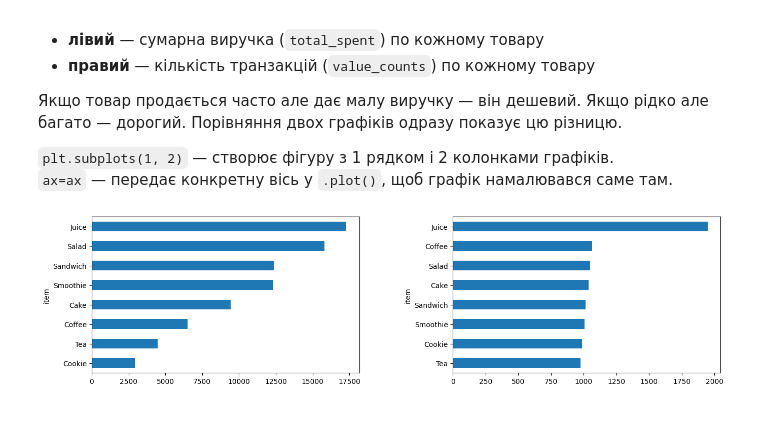
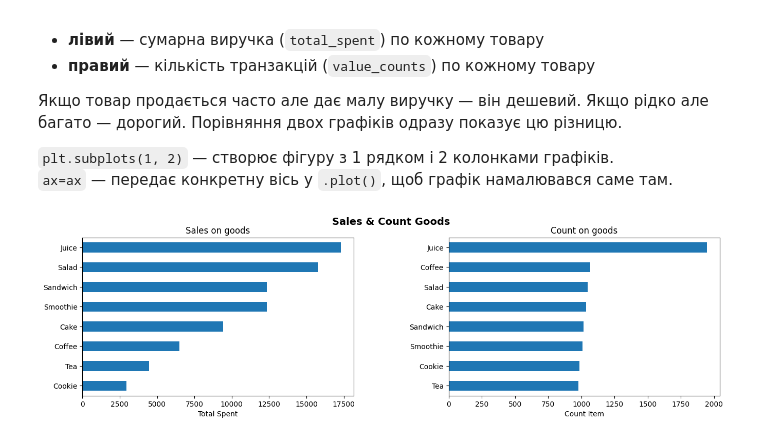
Before and after one commit to DymaStar/Analysis_Cafe_Sales-, a Jupyter notebook: EDA_cafe_sales_pr_DimaStar.ipynb, the cells around one changed output. Drawn from its saved outputs; the diff is of its cells as text; code cells hidden in the pictures.

```diff
--- a/EDA_cafe_sales_pr_DimaStar.ipynb
+++ b/EDA_cafe_sales_pr_DimaStar.ipynb
@@ -890,17 +896,23 @@ df.groupby('item')['total_spent'].sum().sort_values().plot.barh();
 `ax=ax` — передає конкретну вісь у `.plot()`, щоб графік намалювався саме там.
 # %%
 fig, axes = plt.subplots(1, 2, figsize=(16, 4))
-fig.suptitle("")
+fig.suptitle("Sales & Count Goods", fontsize=14, fontweight='bold')
 plt.subplots_adjust(hspace=0.45, wspace=0.35)
 
 # total_spent per item — сумарна виручка по товару
 ax = axes[0]  # axes[0, 0]
 df.groupby('item')['total_spent'].sum().sort_values().plot(kind='barh', ax=ax)
+ax.set_title("Sales on goods")
+ax.set_xlabel("Total Spent")
+ax.set_ylabel("")
 
 # count per item — кількість продажів по товару
 ax = axes[1]  # axes[0, 1]
 df['item'].value_counts().sort_values().plot(kind='barh', ax=ax)
+ax.set_title("Count on goods")
+ax.set_xlabel("Count Item")
+ax.set_ylabel("")
 
 plt.show()
 # %% [output]
-[figure, old version]
+[figure, new version]
```
Also changed, not shown: parts of 14 cells of this notebook.
